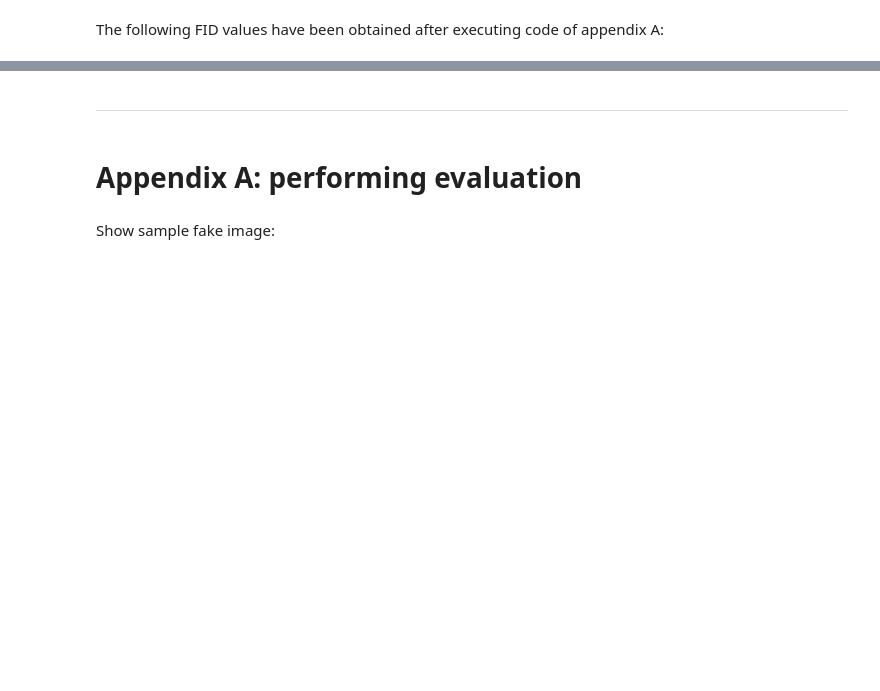
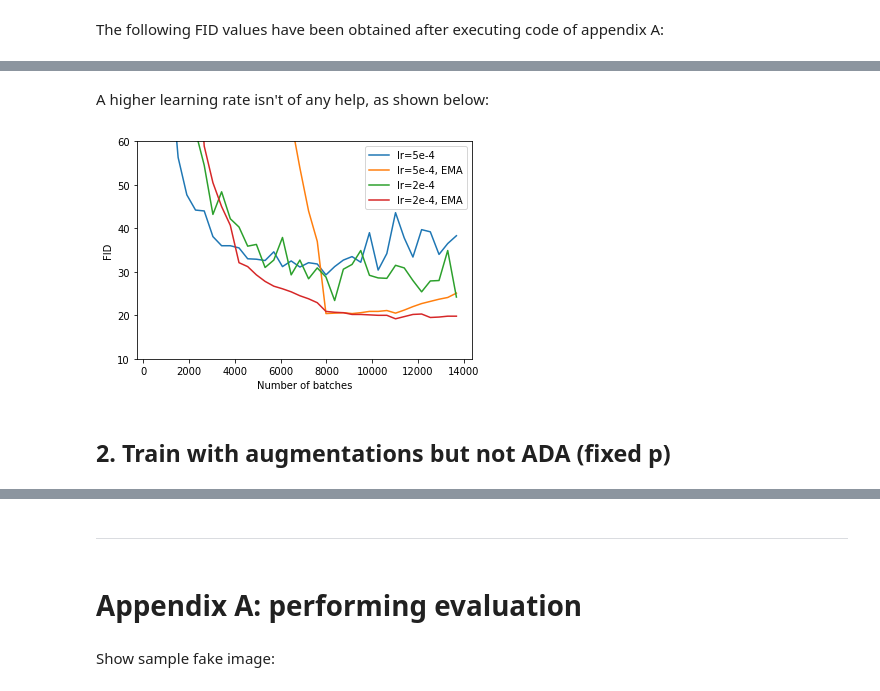
Before and after one commit to davidleonfdez/face2anime, a Jupyter notebook: notebooks/experiments/noise2anime-gan.ipynb, the cells around one changed output, grey strips where cells are left out. Drawn from its saved outputs; the diff is of its cells as text; code cells hidden in the pictures; blank space fills up the shorter version.

```diff
--- a/notebooks/experiments/noise2anime-gan.ipynb
+++ b/notebooks/experiments/noise2anime-gan.ipynb
@@ -321,3 +302,33 @@ sns.lineplot(x=loss_xs, y=learn.loss_store.c_losses, label='C loss')
 ax=sns.lineplot(x=loss_xs, y=learn.loss_store.g_losses, label='G loss')
 ax.set_xlabel('Number of epochs')
 ax.set_ylabel('Loss')
+# %% [markdown]
+A higher learning rate isn't of any help, as shown below:
+# %%
+epochs = list(range(5, 181, 5))
+fids_lr1e3 = ([190.2, 144.5, 95.4, 72.0, 59.5, 52.0, 53.9, 43.4, 45.2, 49.4, 38.3, 41.9, 35.8, 36.4, 37.4, 37.8, 43.6, 44.9, 42.2, 45.0]
+                 + [])
+fids_lr1e3_ema = ([346.1, 198.4, 242.7, 285.1, 263.4, 295.2, 300.6, 284.5, 35.5, 36.1, 34.0, 31.9, 30.7, 29.8, 28.9, 28.4, 25.3, 25.2, 25.6, 25.4]
+                     + [])
+fids_lr5e4 = ([162.1, 128.5, 79.4, 56.3, 47.7, 44.2, 44.0, 38.1, 36.0, 36.0, 35.5, 33.0, 32.9, 32.6, 34.6, 31.2, 32.5, 31.1, 32.1, 31.8]
+                 + [29.3, 31.2, 32.7, 33.5, 32.2, 39.0, 30.4, 34.2, 43.6, 37.8, 33.4, 39.7, 39.2, 34.0, 36.5, 38.3])
+fids_lr5e4_ema = ([375.4, 245.7, 220.7, 234.6, 176.5, 179.8, 173.2, 175.7, 168.5, 157.3, 154.1, 149.3, 128.6, 111.2, 89.1, 74.4, 64.7, 53.9, 44.0, 37.0]
+                     + [20.4, 20.5, 20.6, 20.4, 20.6, 20.9, 20.9, 21.1, 20.5, 21.2, 22.0, 22.7, 23.2, 23.7, 24.1, 25.1])
+start_ep = 0
+end_ep = min(len(fids_lr5e4_ema), len(fids_lr5e4))
+losscmp_xs = range(start_ep, end_ep)
+# Divide by 2 because we only track preds when training critic
+n_crit_batches_by_epoch = math.ceil(len(dls.dataset) / bs) // 2
+xs_batches = [ep * n_crit_batches_by_epoch for ep in epochs]
+sns.lineplot(x=xs_batches, y=fids_lr5e4[start_ep:end_ep], label='lr=5e-4')
+sns.lineplot(x=xs_batches, y=fids_lr5e4_ema[start_ep:end_ep], label='lr=5e-4, EMA')
+sns.lineplot(x=xs_batches, y=fids_lr2e4[start_ep:end_ep], label='lr=2e-4')
+ax=sns.lineplot(x=xs_batches, y=fids_lr2e4_ema[start_ep:end_ep], label='lr=2e-4, EMA')
+ax.set_xlabel('Number of batches')
+ax.set_ylabel('FID')
+ax.set_ybound(10, 60)
+# #plt.legend(title='...')
+# %% [output]
+[figure, added]
+# %% [markdown]
+## 2. Train with augmentations but not ADA (fixed p)
```
Also changed, not shown: parts of 89 cells of this notebook.
